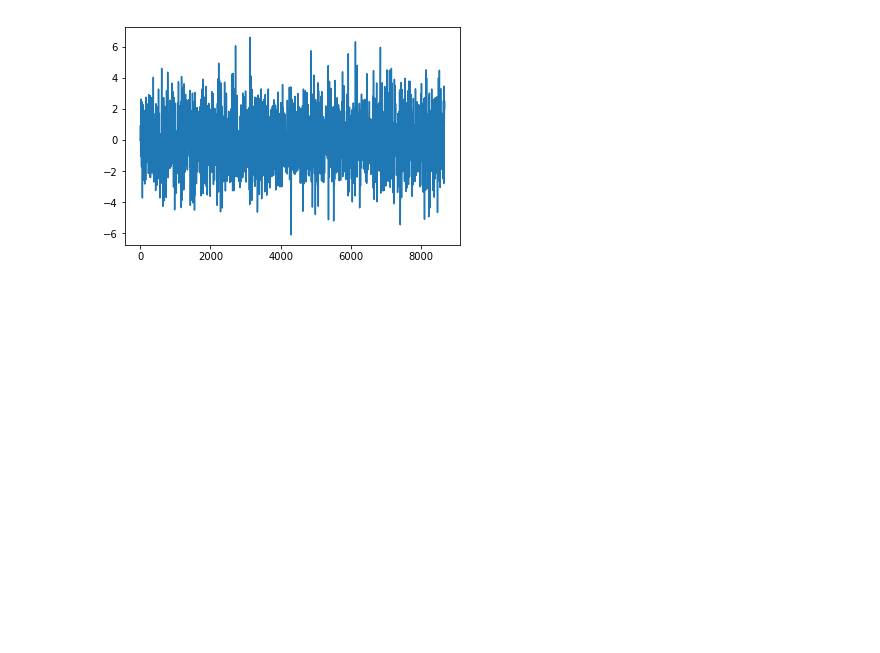
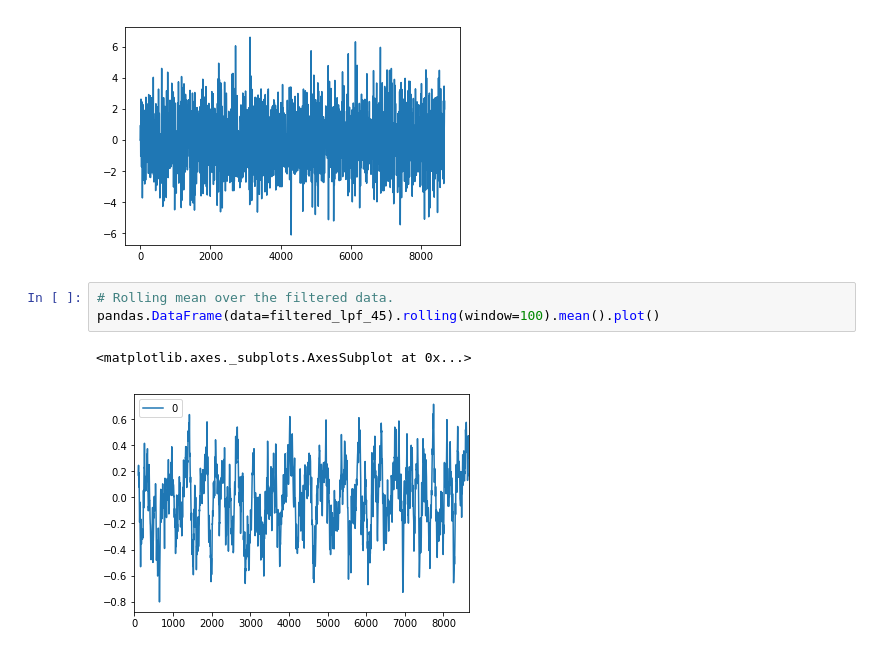
Before and after one commit to IRNAS/pulseox-firmware, a Jupyter notebook: experiments/Data experiments.ipynb, the cells around one changed output. Saved outputs shown, nothing was run; the diff lists cells and outputs as text; blank space fills up the shorter version.

```diff
--- a/experiments/Data experiments.ipynb
+++ b/experiments/Data experiments.ipynb
@@ -67,3 +96,9 @@ plt.plot(filtered_lpf_45)
 # %% [output]
 [<matplotlib.lines.Line2D at 0x...>]
 [figure]
+# %%
+# Rolling mean over the filtered data.
+pandas.DataFrame(data=filtered_lpf_45).rolling(window=100).mean().plot()
+# %% [output]
+<matplotlib.axes._subplots.AxesSubplot at 0x...>
+[figure, added]
```
Also changed, not shown: parts of 5 cells of this notebook, 1 other file.
